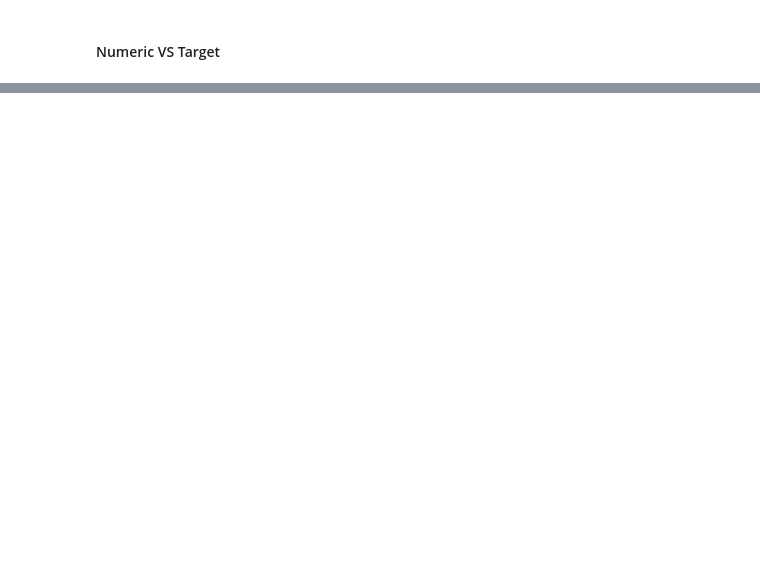
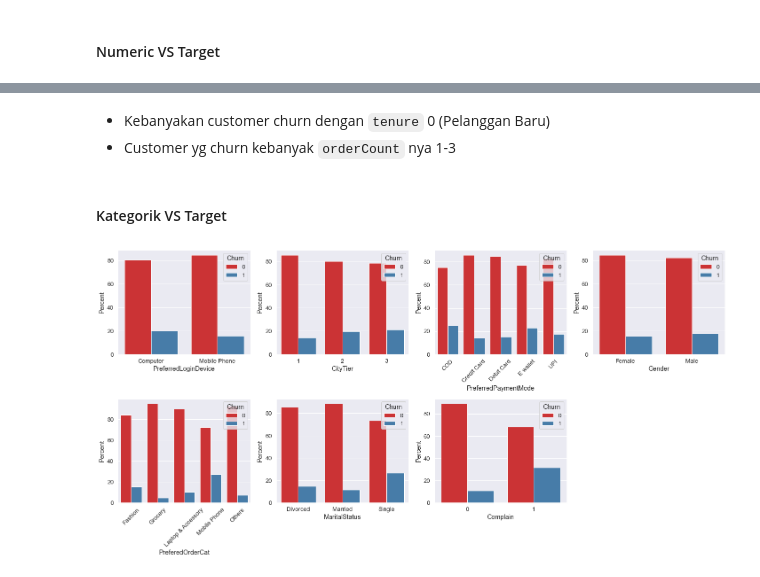
Before and after one commit to arsand07/Customer-Churn, a Jupyter notebook: Customer Churn.ipynb, the cells around one changed output, grey strips where cells are left out. Saved outputs shown, nothing was run; the diff lists cells and outputs as text; code cells hidden in the pictures; blank space fills up the shorter version.

```diff
--- a/Customer Churn.ipynb
+++ b/Customer Churn.ipynb
@@ -276,0 +274,29 @@ for i,j in enumerate(num):
+# %% [markdown]
+- Kebanyakan customer churn dengan `tenure` 0 (Pelanggan Baru)
+- Customer yg churn kebanyak `orderCount` nya 1-3
+# %% [markdown]
+#### Kategorik VS Target
+# %%
+#Handle Duplikasi Value
+df['PreferredPaymentMode'].replace('Cash on Delivery','COD', inplace=True)
+df['PreferredPaymentMode'].replace('CC','Credit Card', inplace=True)
+df['PreferredLoginDevice'].replace('Phone','Mobile Phone', inplace=True)
+df['PreferedOrderCat'].replace('Mobile','Mobile Phone', inplace=True)
+
+
+plt.figure(figsize=(20,10))
+kat=kat.drop('Churn', errors='ignore')
+for i,j in enumerate(kat):
+        plt.subplot(2,4,i+1)
+
+        #sudah di normalize (bentuk persentase)
+        normal = df.groupby(j)['Churn'].value_counts(normalize=True).multiply(100).rename('Percent').reset_index()
+        sns.barplot(data=normal, x=j, y='Percent', hue='Churn')
+
+        # rotate label
+        if j in ['PreferredPaymentMode','PreferedOrderCat']:
+                plt.xticks(rotation=45)
+
+        plt.tight_layout()
+# %% [output]
+[figure, added]
```
Also changed, not shown: parts of 18 cells of this notebook.
